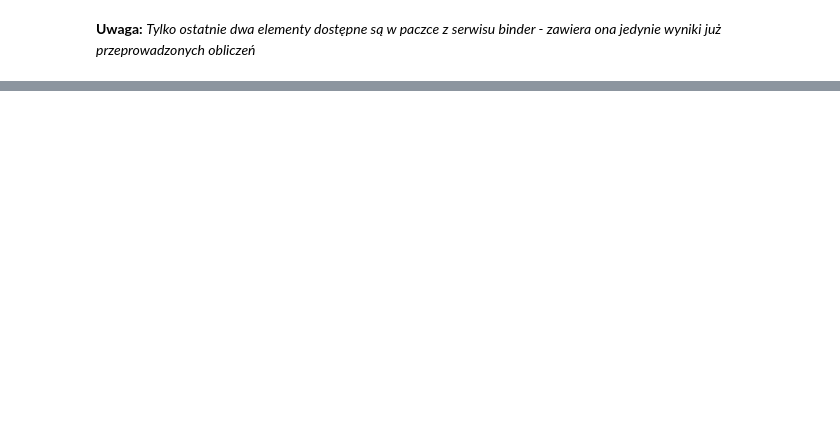
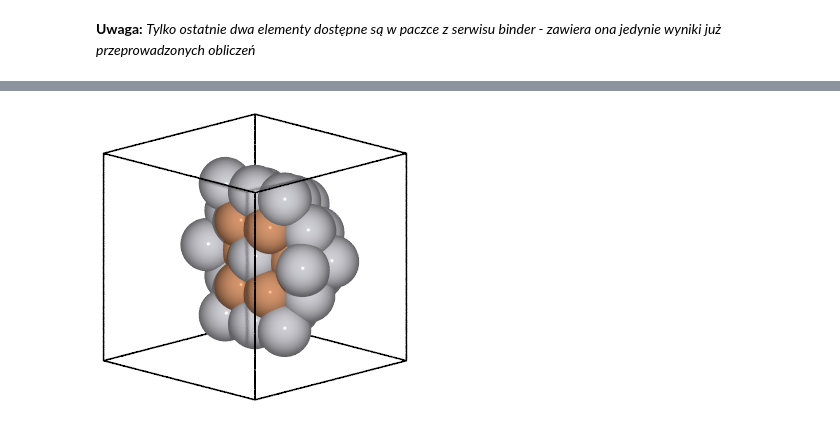
Before and after one commit to jochym/abinitio-workshop, a Jupyter notebook: notebooks/Prezentacja.ipynb, the cells around one changed output, grey strips where cells are left out. Saved outputs shown, nothing was run; the diff lists cells and outputs as text; code cells hidden in the pictures; blank space fills up the shorter version.

```diff
--- a/notebooks/Prezentacja.ipynb
+++ b/notebooks/Prezentacja.ipynb
@@ -60,0 +108,28 @@ Istnieje wiele sposobów organizacji pracy przy obliczeniowych badaniach materia
+# %%
+def LC_ico(a1,a2,ln):
+    '''
+    Stwórz strukturę warstwową rzędu ln
+    o naprzemiennych warstwach atomów a1, a2
+    '''
+    ico=Icosahedron(a1,ln)
+    icon=ico.get_atomic_numbers()
+    for l in range(ln,0,-1):
+        if (ln-l)%2 :
+            a=a1
+        else :
+            a=a2
+        il=Icosahedron(a,l)
+        an=il.get_atomic_numbers()
+        icon[:len(an)]=an
+    ico.set_atomic_numbers(icon)
+    return ico
+# %%
+lc=LC_ico("Fe","Pt",3); lc.center(vacuum=2.0)
+cut=lc.get_positions()[:,2].max()/2
+ase.io.write('cebula.pov',
+             lc[[a.index for a in lc if a.position[2]>=cut]],
+             show_unit_cell=2, rotation='135y,15x',
+             canvas_height=300,run_povray=True)
+Image(filename='cebula.png')
+# %% [output]
+[figure, added]
```
Also changed, not shown: parts of 35 cells of this notebook, 7 other files.
